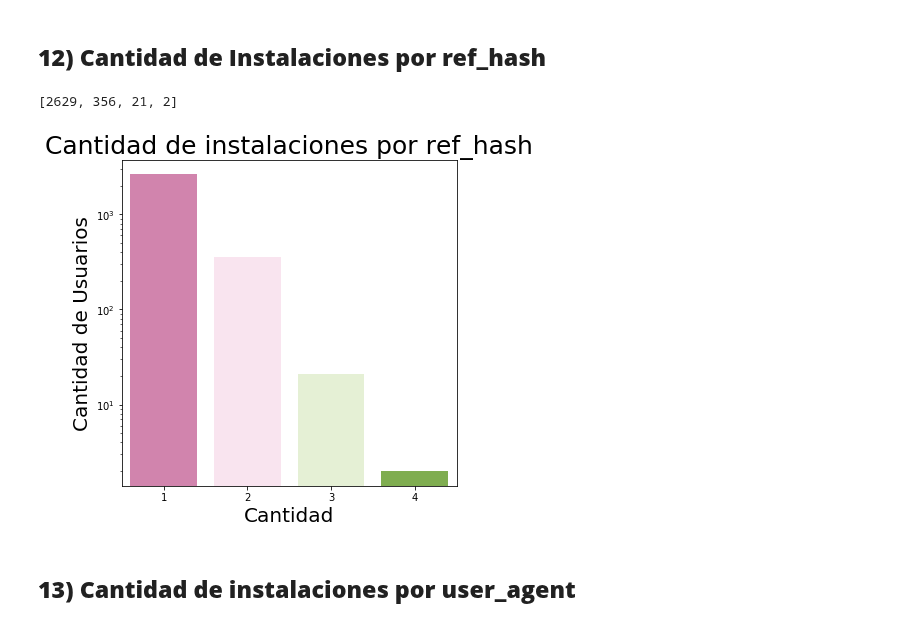
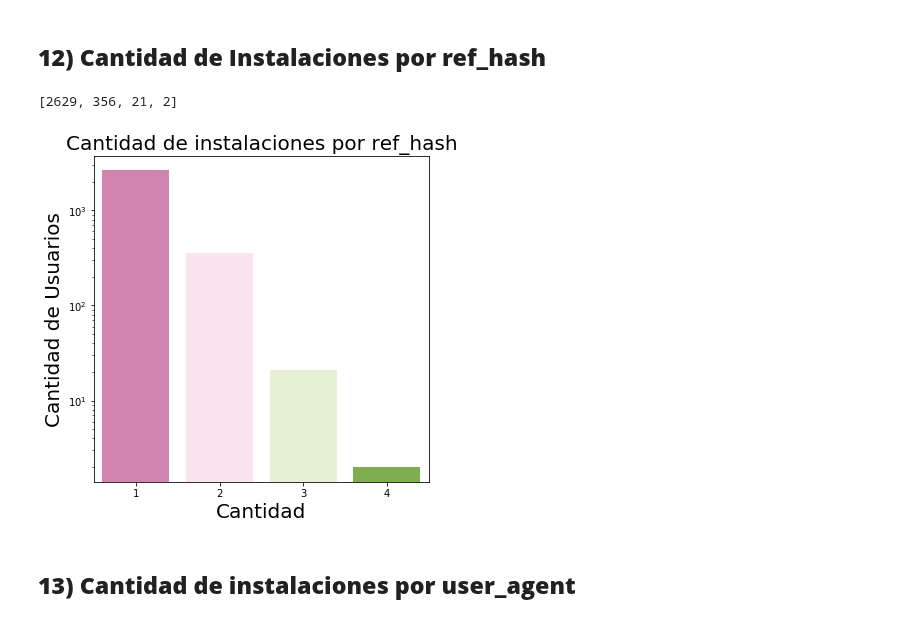
Before and after one commit to Elianagam/orgaDatosTp1, a Jupyter notebook: installs.ipynb, the cells around one changed output. Cells and saved outputs as stored; diff of their text form; code cells hidden in the pictures.

```diff
--- a/installs.ipynb
+++ b/installs.ipynb
@@ -267,18 +264,18 @@ plt.show()
 # %%
 ref_hash_len = installs['ref_hash'].value_counts()
 print(list(ref_hash_len.value_counts()))
 # labels = '12629', '356', '21', '2'
 plt.figure(figsize=(6, 6))
 
 hash_ref_group = sns.countplot(x=ref_hash_len, data=installs, palette='PiYG', log=True)
 # hash_ref_group.legend(labels=labels)
-hash_ref_group.set_title("Cantidad de instalaciones por ref_hash", fontsize =25)
+hash_ref_group.set_title("Cantidad de instalaciones por ref_hash", fontsize =20)
 hash_ref_group.set_xlabel('Cantidad', fontsize = 20)
 hash_ref_group.set_ylabel("Cantidad de Usuarios", fontsize = 20)
 plt.savefig('image/installs_bar_ref_hash.png')
 # %% [output]
 [2629, 356, 21, 2]
-[figure, old version]
+[figure, new version]
 # %% [markdown]
 ## **13) Cantidad de instalaciones por user_agent**
 # %%
```
Also changed, not shown: parts of 15 cells of this notebook, 1 other file.
